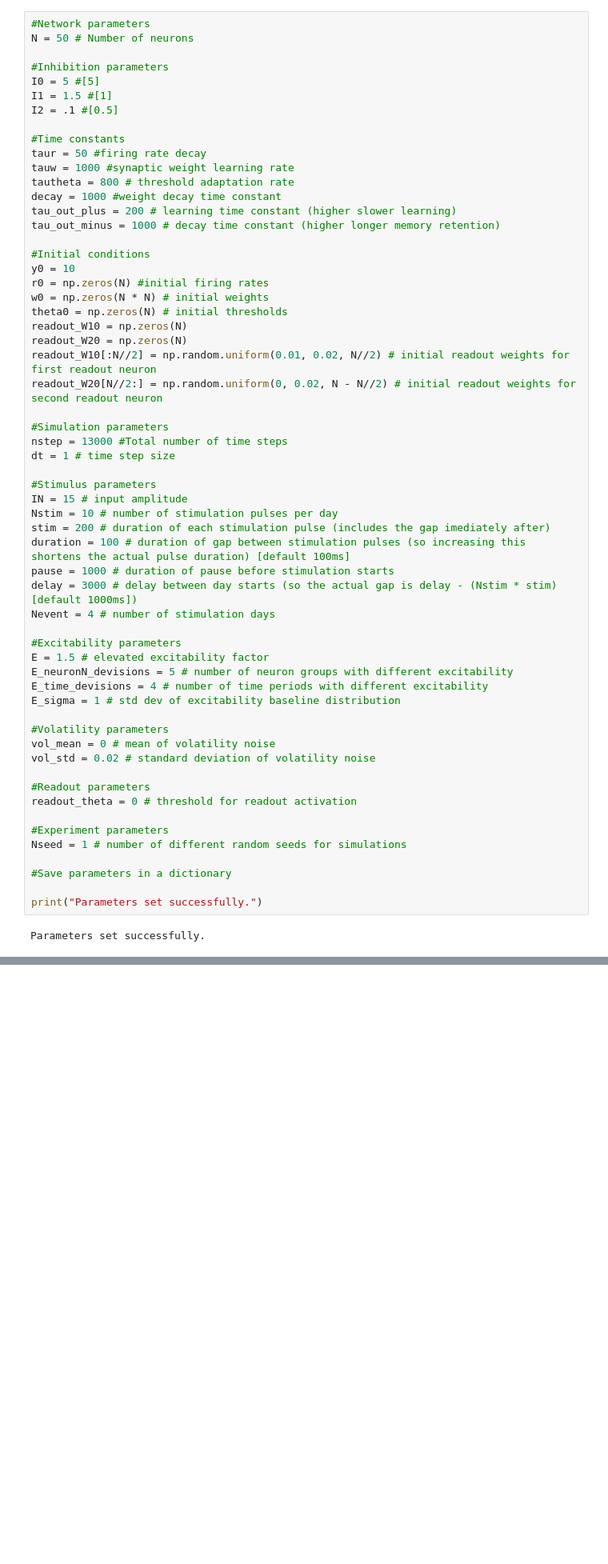
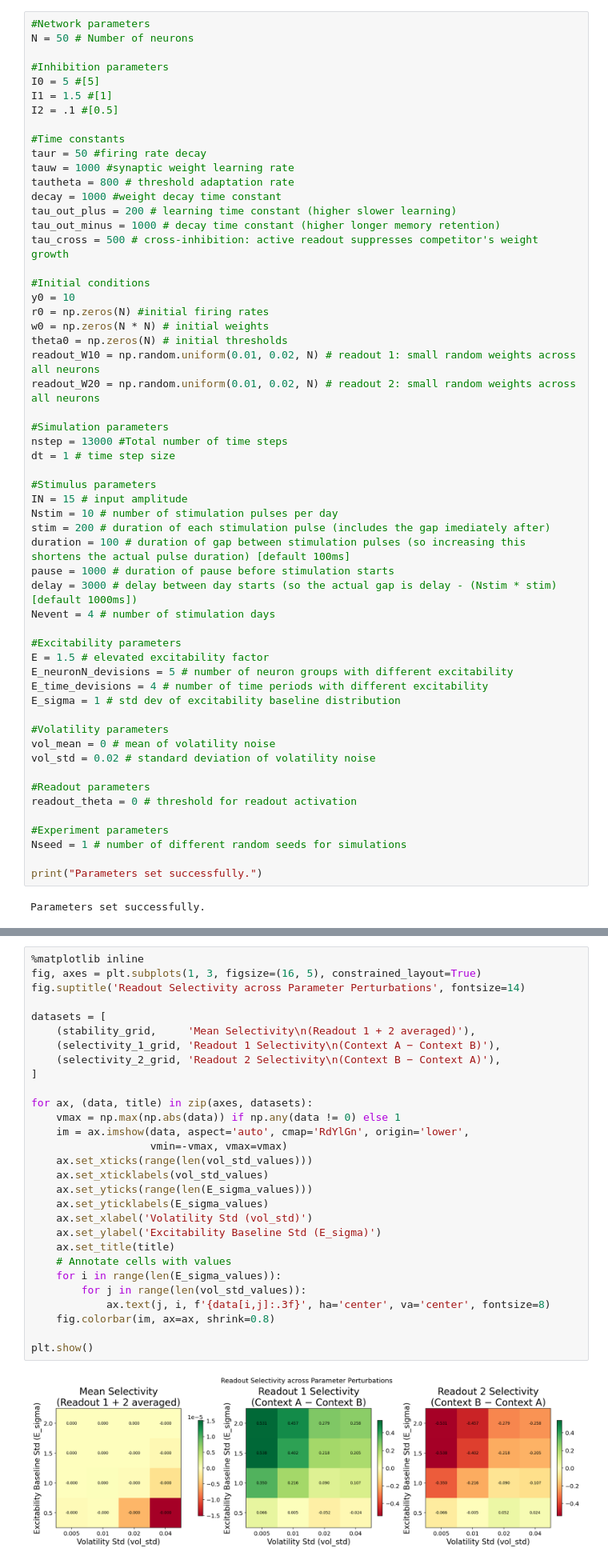
Before and after one commit to sctclif/Thesis_Exct-Vol_Model, a Jupyter notebook: base_models_readout_neurons/combined_model_2readouts.ipynb, the cells around one changed output, grey strips where cells are left out. Shown at 80% size. Drawn from its saved outputs; the diff is of its cells as text; blank space fills up the shorter version.

Commit message:
2 reaout neurons with stable non-merging

```diff
--- a/base_models_readout_neurons/combined_model_2readouts.ipynb
+++ b/base_models_readout_neurons/combined_model_2readouts.ipynb
@@ -37,16 +37,15 @@ tautheta = 800 # threshold adaptation rate
 decay = 1000 #weight decay time constant
 tau_out_plus = 200 # learning time constant (higher slower learning)
 tau_out_minus = 1000 # decay time constant (higher longer memory retention)
+tau_cross = 500 # cross-inhibition: active readout suppresses competitor's weight growth
 
 #Initial conditions
 y0 = 10
 r0 = np.zeros(N) #initial firing rates
 w0 = np.zeros(N * N) # initial weights
 theta0 = np.zeros(N) # initial thresholds
-readout_W10 = np.zeros(N)
-readout_W20 = np.zeros(N)
-readout_W10[:N//2] = np.random.uniform(0.01, 0.02, N//2) # initial readout weights for first readout neuron
-readout_W20[N//2:] = np.random.uniform(0, 0.02, N - N//2) # initial readout weights for second readout neuron
+readout_W10 = np.random.uniform(0.01, 0.02, N) # readout 1: small random weights across all neurons
+readout_W20 = np.random.uniform(0.01, 0.02, N) # readout 2: small random weights across all neurons
 
 #Simulation parameters
 nstep = 13000 #Total number of time steps
@@ -77,8 +76,6 @@ readout_theta = 0 # threshold for readout activation
 #Experiment parameters
 Nseed = 1 # number of different random seeds for simulations
 
-#Save parameters in a dictionary
-
 print("Parameters set successfully.")
 # %% [output]
 Parameters set successfully.
@@ -371,0 +450,31 @@ array([-0.26788017, -0.05006196, -0.49011901, ..., -0.98046254,
+# %%
+%matplotlib inline
+fig, axes = plt.subplots(1, 3, figsize=(16, 5), constrained_layout=True)
+fig.suptitle('Readout Selectivity across Parameter Perturbations', fontsize=14)
+
+datasets = [
+    (stability_grid,     'Mean Selectivity\n(Readout 1 + 2 averaged)'),
+    (selectivity_1_grid, 'Readout 1 Selectivity\n(Context A − Context B)'),
+    (selectivity_2_grid, 'Readout 2 Selectivity\n(Context B − Context A)'),
+]
+
+for ax, (data, title) in zip(axes, datasets):
+    vmax = np.max(np.abs(data)) if np.any(data != 0) else 1
+    im = ax.imshow(data, aspect='auto', cmap='RdYlGn', origin='lower',
+                   vmin=-vmax, vmax=vmax)
+    ax.set_xticks(range(len(vol_std_values)))
+    ax.set_xticklabels(vol_std_values)
+    ax.set_yticks(range(len(E_sigma_values)))
+    ax.set_yticklabels(E_sigma_values)
+    ax.set_xlabel('Volatility Std (vol_std)')
+    ax.set_ylabel('Excitability Baseline Std (E_sigma)')
+    ax.set_title(title)
+    # Annotate cells with values
+    for i in range(len(E_sigma_values)):
+        for j in range(len(vol_std_values)):
+            ax.text(j, i, f'{data[i,j]:.3f}', ha='center', va='center', fontsize=8)
+    fig.colorbar(im, ax=ax, shrink=0.8)
+
+plt.show()
+# %% [output]
+[figure, added]
```
Also changed, not shown: parts of 11 cells of this notebook, 6 other files.
